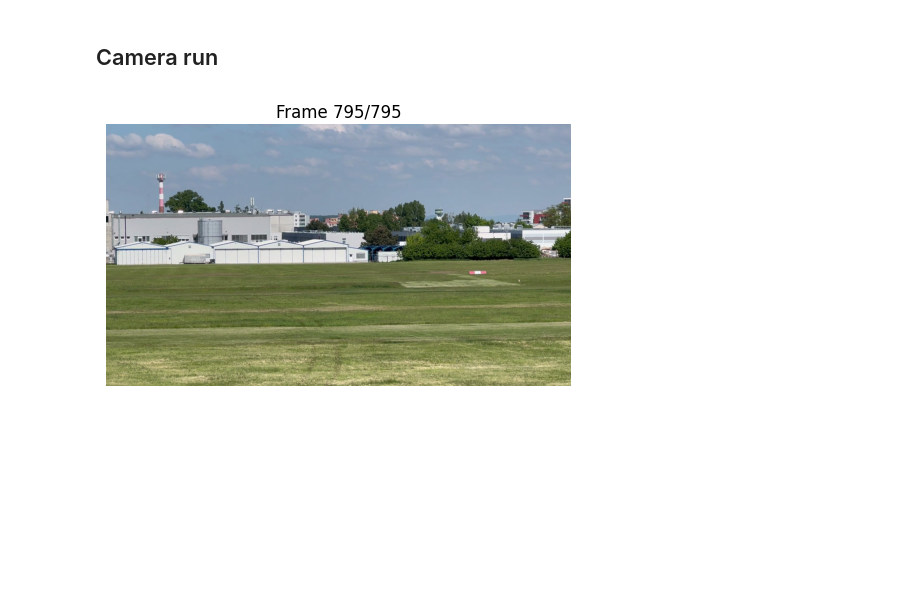
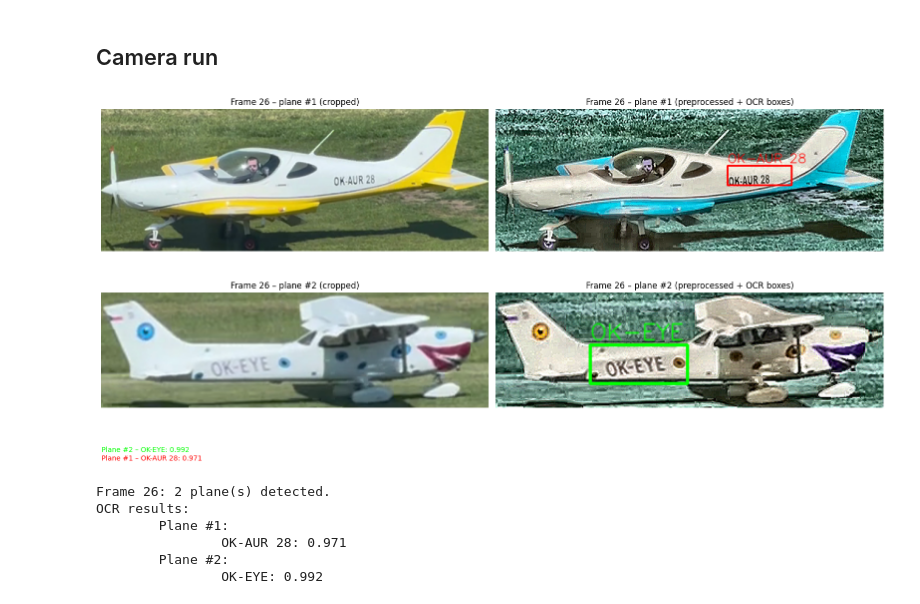
Before and after one commit to jindrvo1/matyas_vojta, a Jupyter notebook: playground.ipynb, the cells around one changed output. Saved outputs shown, nothing was run; the diff lists cells and outputs as text; code cells hidden in the pictures; blank space fills up the shorter version.

Commit message:
handle 2 planes at once

```diff
--- a/playground.ipynb
+++ b/playground.ipynb
@@ -76,14 +76,21 @@ pipeline.process_rows(dataset)
 # %%
 from lib import CameraSource
 # %%
-camera = CameraSource("data/IMG_3370.MOV")
+camera = CameraSource("data/IMG_3378.MOV")
 # %%
 camera.start_stream_notebook(
     plane_detector=plane_detector,
     ocr=ocr,
-    target_fps=5,
-    start_frame=700,
+    target_fps=10,
+    start_end_frame=(20, 150),
+    # start_end_time=(14, 20),
     preprocessing_func=preprocess_paddleocr,
 )
 # %% [output]
-[figure, old version]
+[figure, new version]
+Frame 26: 2 plane(s) detected.
+OCR results:
+        Plane #1:
+                OK-AUR 28: 0.971
+        Plane #2:
+                OK-EYE: 0.992
```
Also changed, not shown: 2 other files.
